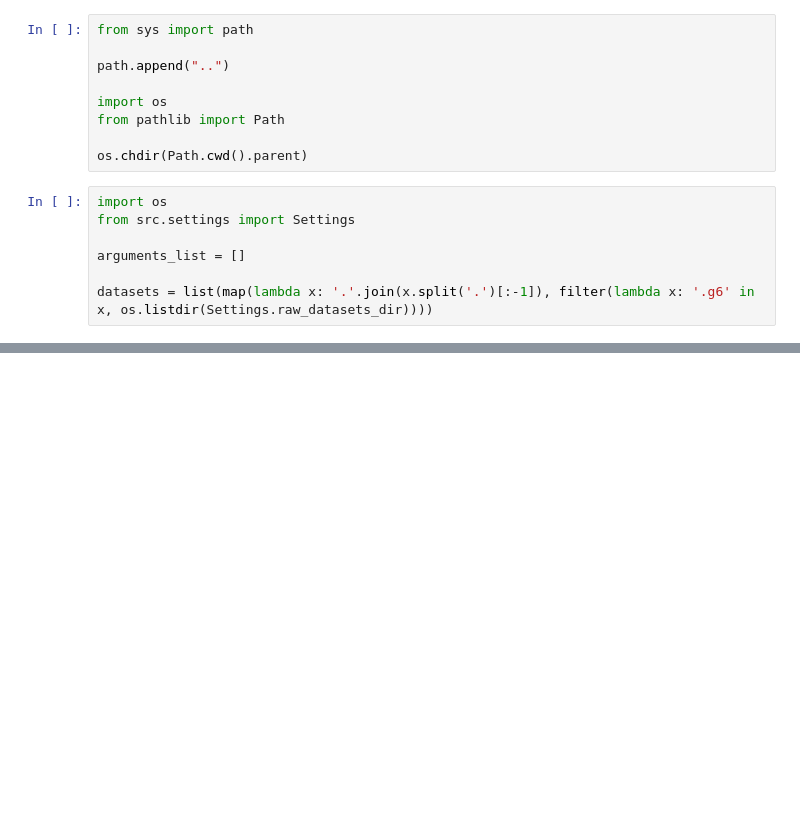
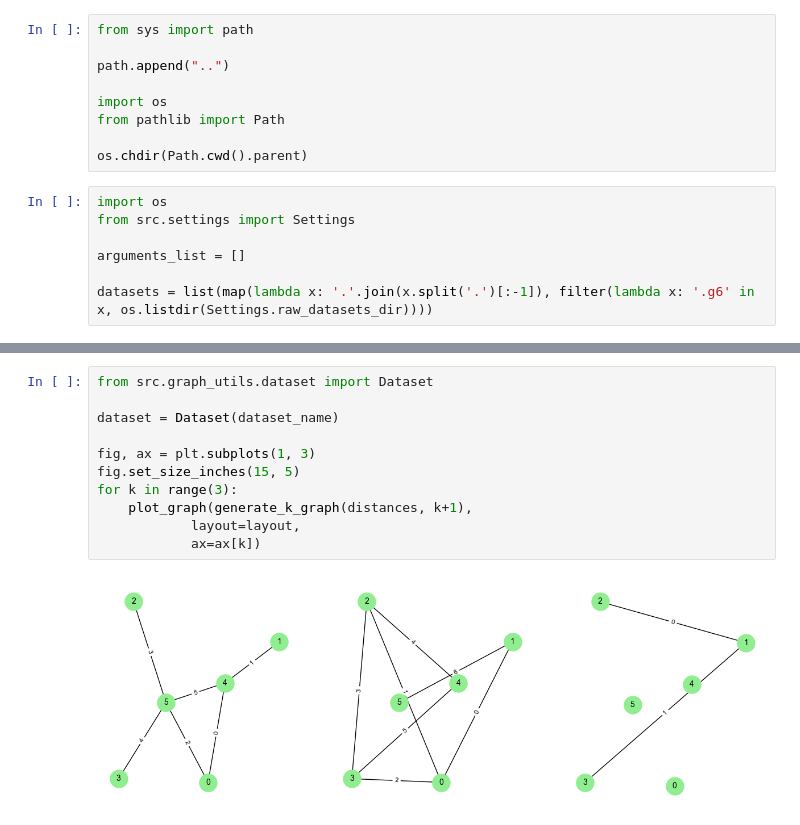
Before and after one commit to Kujonick/Analysis-of-graph-topological-descriptors-for-the-graph-isomorphism-problem, a Jupyter notebook: notebooks/k_graphs_example.ipynb, the cells around one changed output, grey strips where cells are left out. Drawn from its saved outputs; the diff is of its cells as text; blank space fills up the shorter version.

```diff
--- a/notebooks/k_graphs_example.ipynb
+++ b/notebooks/k_graphs_example.ipynb
@@ -72,0 +76,13 @@ for k in range(3):
+# %%
+from src.graph_utils.dataset import Dataset
+
+dataset = Dataset(dataset_name)
+
+fig, ax = plt.subplots(1, 3)
+fig.set_size_inches(15, 5)
+for k in range(3):
+    plot_graph(generate_k_graph(distances, k+1),
+            layout=layout,
+            ax=ax[k])
+# %% [output]
+[figure, added]
```
Also changed, not shown: parts of 4 cells of this notebook, 3 other files.
